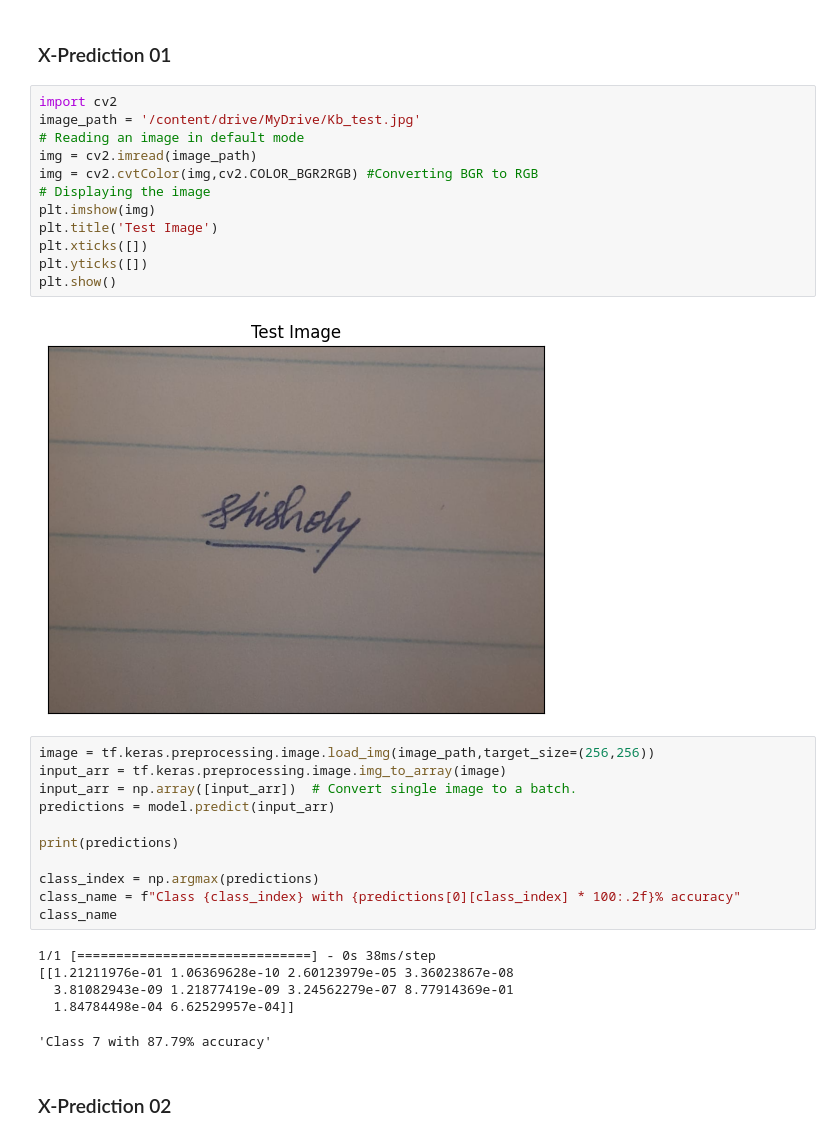
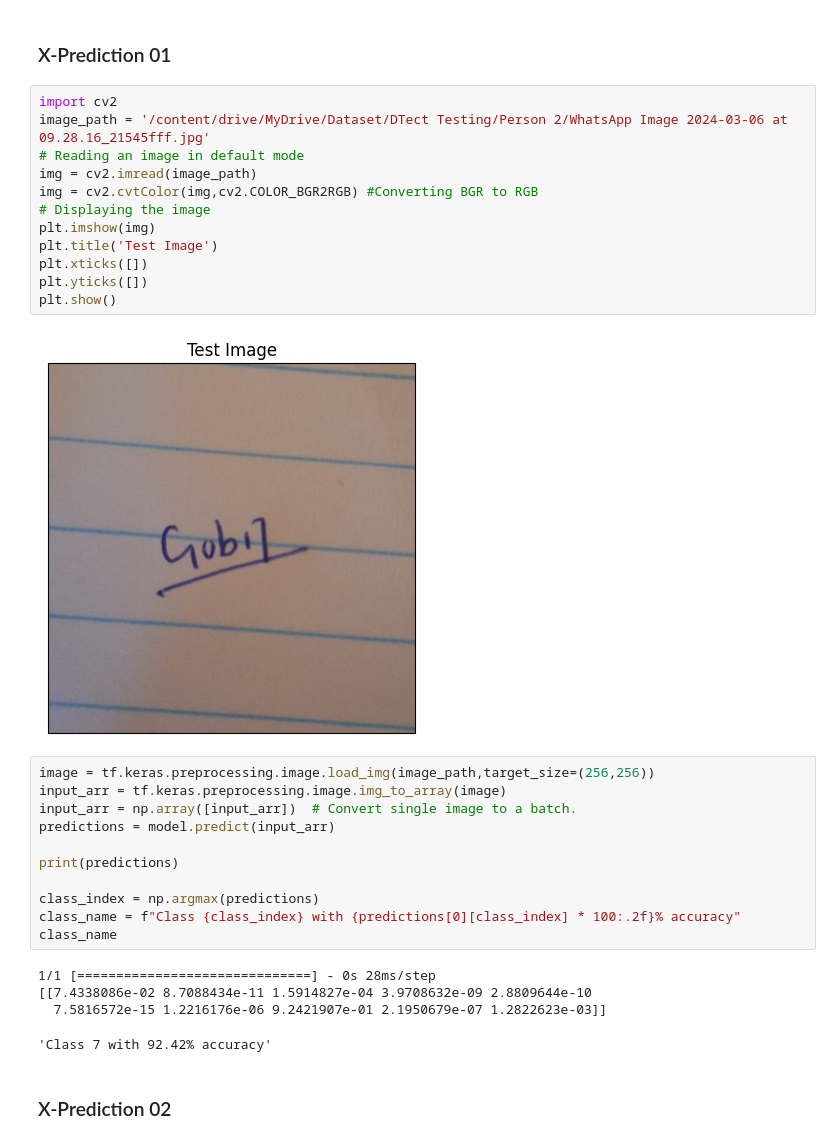
Before and after one commit to Gobihanath/DTect, a Jupyter notebook: DTect_predictX.ipynb, the cells around one changed output. Drawn from its saved outputs; the diff is of its cells as text.

```diff
--- a/DTect_predictX.ipynb
+++ b/DTect_predictX.ipynb
@@ -369,18 +368,18 @@ for images, labels in test_ds.take(1):
 ### X-Prediction 01
 # %%
 import cv2
-image_path = '/content/drive/MyDrive/Kb_test.jpg'
+image_path = '/content/drive/MyDrive/Dataset/DTect Testing/Person 2/WhatsApp Image 2024-03-06 at 09.28.16_21545fff.jpg'
 # Reading an image in default mode
 img = cv2.imread(image_path)
 img = cv2.cvtColor(img,cv2.COLOR_BGR2RGB) #Converting BGR to RGB
 # Displaying the image
 plt.imshow(img)
 plt.title('Test Image')
 plt.xticks([])
 plt.yticks([])
 plt.show()
 # %% [output]
-[figure, old version]
+[figure, new version]
 # %%
 image = tf.keras.preprocessing.image.load_img(image_path,target_size=(256,256))
 input_arr = tf.keras.preprocessing.image.img_to_array(image)
@@ -393,11 +392,10 @@ class_index = np.argmax(predictions)
 class_name = f"Class {class_index} with {predictions[0][class_index] * 100:.2f}% accuracy"
 class_name
 # %% [output]
-1/1 [==============================] - 0s 38ms/step
-[[1.21211976e-01 1.06369628e-10 2.60123979e-05 3.36023867e-08
-  3.81082943e-09 1.21877419e-09 3.24562279e-07 8.77914369e-01
-  1.84784498e-04 6.62529957e-04]]
+1/1 [==============================] - 0s 28ms/step
+[[7.4338086e-02 8.7088434e-11 1.5914827e-04 3.9708632e-09 2.8809644e-10
+  7.5816572e-15 1.2216176e-06 9.2421907e-01 2.1950679e-07 1.2822623e-03]]
-'Class 7 with 87.79% accuracy'
+'Class 7 with 92.42% accuracy'
 # %% [markdown]
 ### X-Prediction 02
 # %%
```
Also changed, not shown: parts of 11 cells of this notebook.
